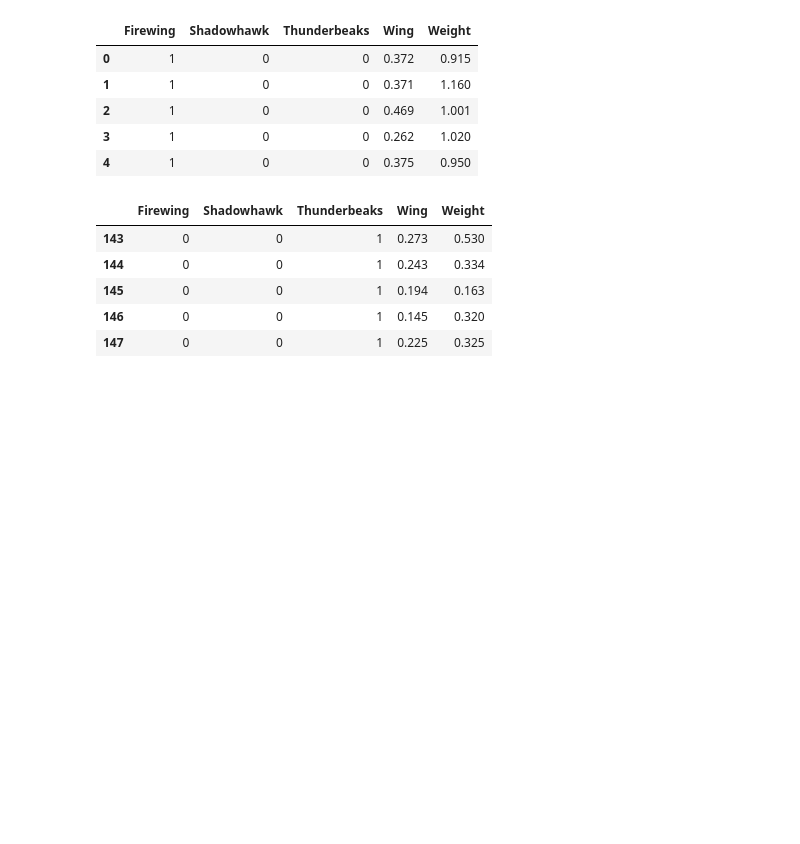
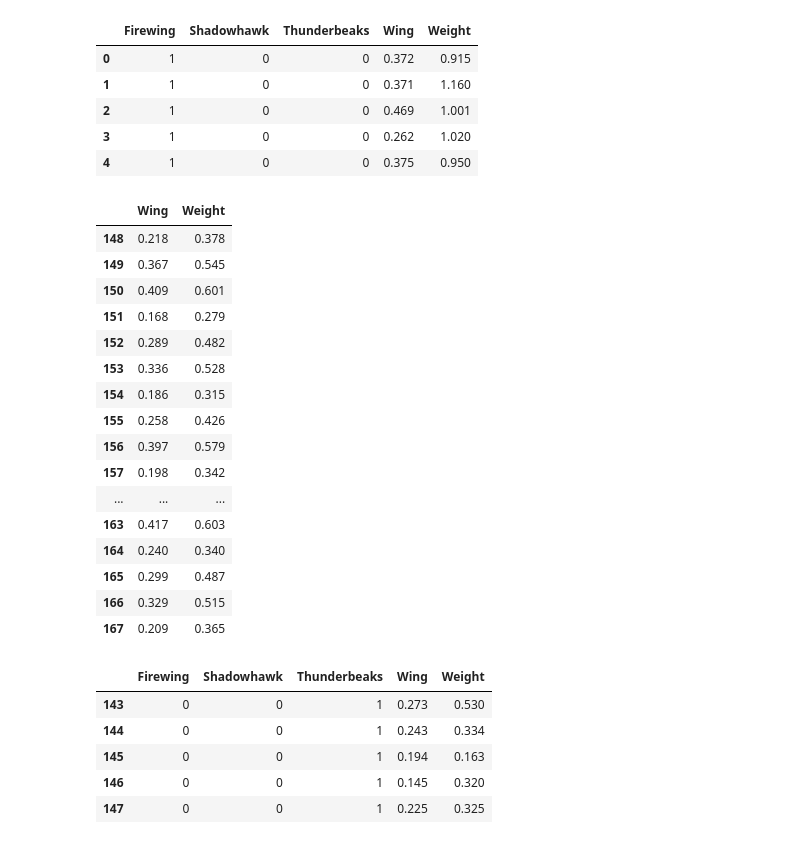
Before and after one commit to skills-cogrammar/C7-Lecture-Backpack, a Jupyter notebook: 3 - Data Science (DS)/Week 14/7 - Sunday/Tutorial/Demo_Planning_Neural_Networks_Birds_Classification.ipynb, the cells around one changed output. Saved outputs shown, nothing was run; the diff lists cells and outputs as text; code cells hidden in the pictures; blank space fills up the shorter version.

```diff
--- a/3 - Data Science (DS)/Week 14/7 - Sunday/Tutorial/Demo_Planning_Neural_Networks_Birds_Classification.ipynb
+++ b/3 - Data Science (DS)/Week 14/7 - Sunday/Tutorial/Demo_Planning_Neural_Networks_Birds_Classification.ipynb
@@ -42,6 +42,26 @@ data.head()
 # %%
 # Getting the wing and weight measurements of incomplete records (the last 20 records)
 incomplete_records = data.iloc[148:,[3,4]]
+# %%
+incomplete_records
+# %% [output]
+|  | Wing | Weight |
+| 148 | 0.218 | 0.378 |
+| 149 | 0.367 | 0.545 |
+| 150 | 0.409 | 0.601 |
+| 151 | 0.168 | 0.279 |
+| 152 | 0.289 | 0.482 |
+| 153 | 0.336 | 0.528 |
+| 154 | 0.186 | 0.315 |
+| 155 | 0.258 | 0.426 |
+| 156 | 0.397 | 0.579 |
+| 157 | 0.198 | 0.342 |
+| ... | ... | ... |
+| 163 | 0.417 | 0.603 |
+| 164 | 0.240 | 0.340 |
+| 165 | 0.299 | 0.487 |
+| 166 | 0.329 | 0.515 |
+| 167 | 0.209 | 0.365 |
 # %%
 # Using only the 148 birds with complete data for training
 data = data.iloc[:148,:]
```
Also changed, not shown: parts of 12 cells of this notebook, 23 other files.
